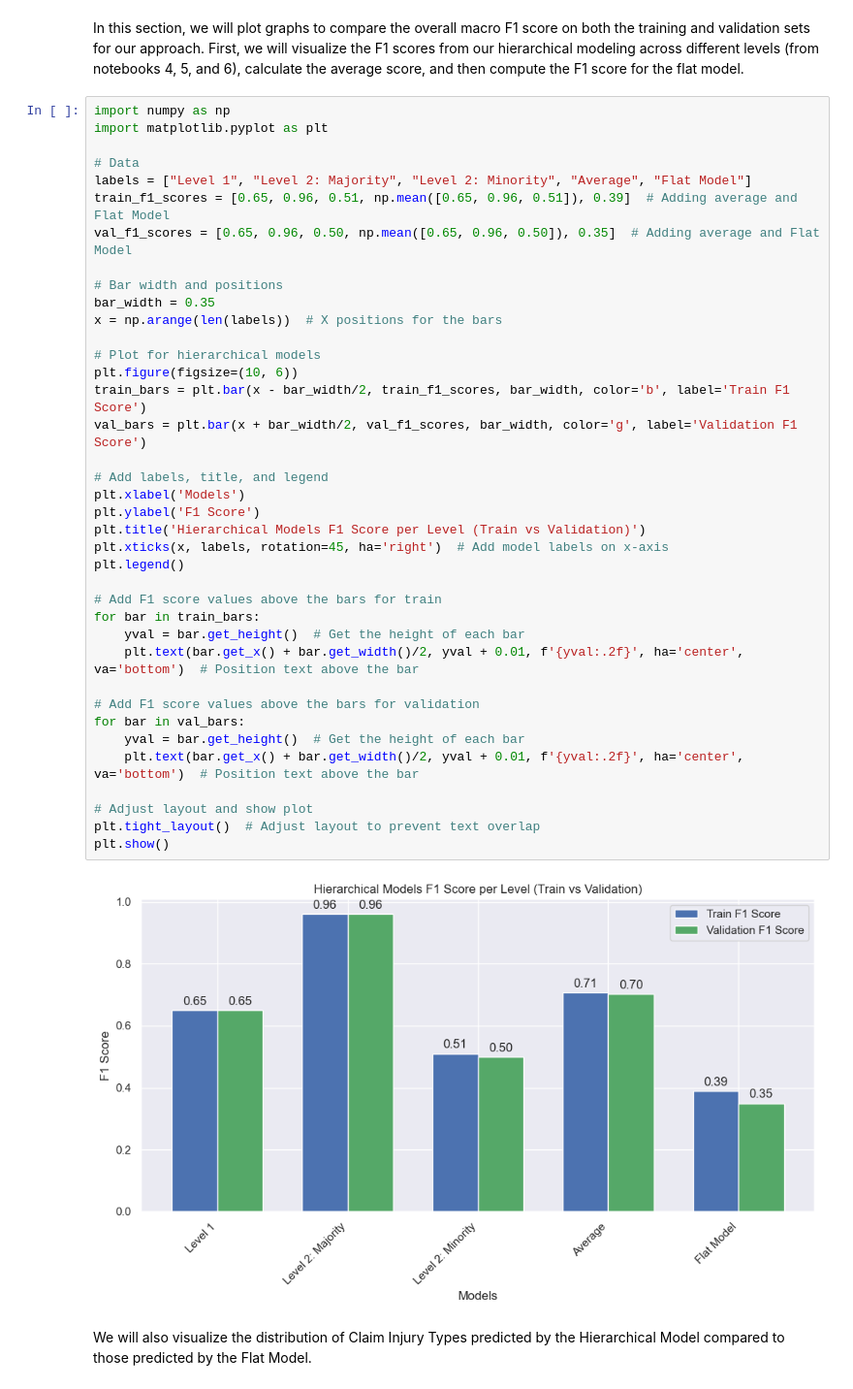
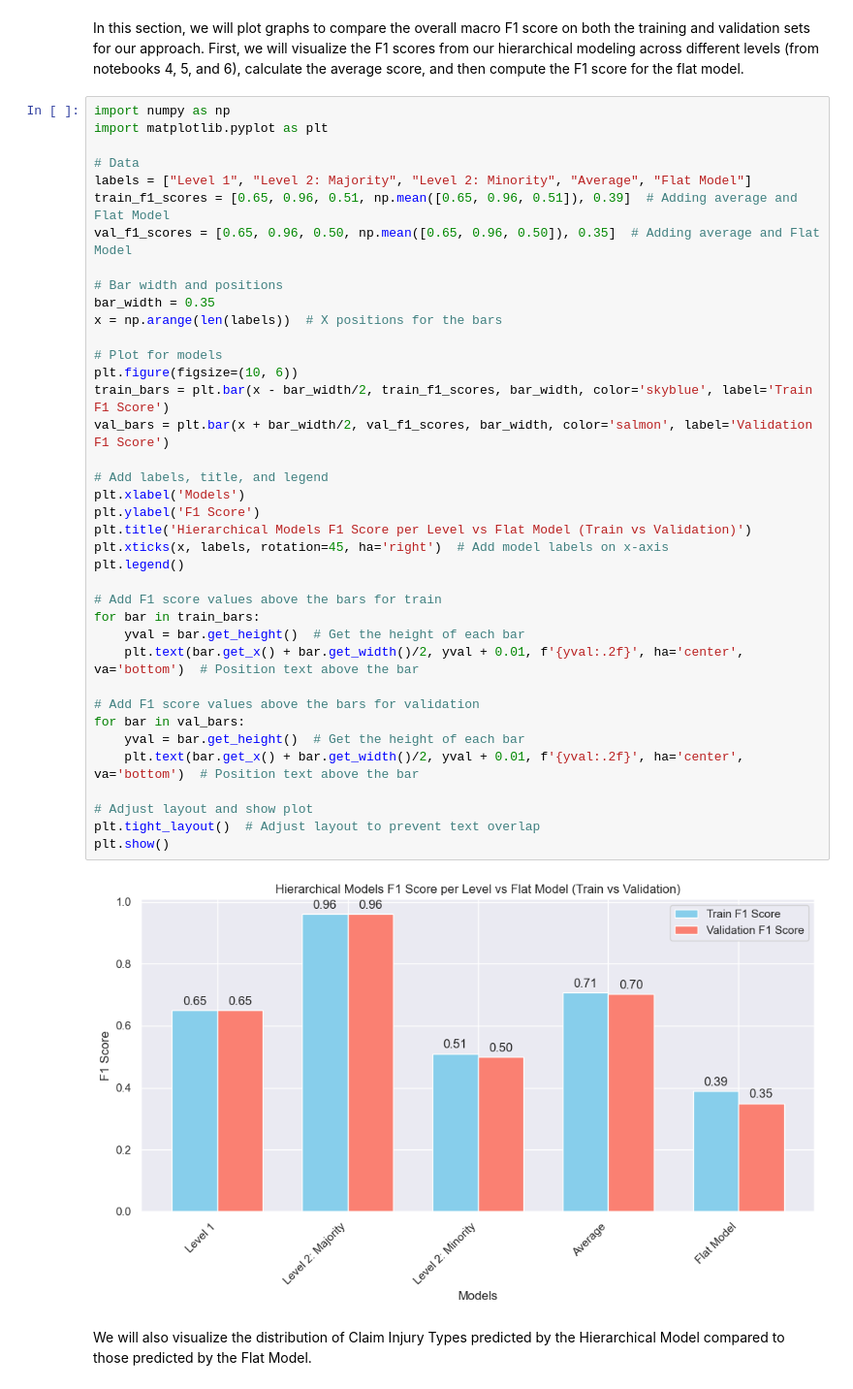
Before and after one commit to xandga/Machine_Learning_project, a Jupyter notebook: Deliverables/8. Integration and Final Predictions.ipynb, the cells around one changed output. Shown at 97% size. Cells and saved outputs as stored; diff of their text form.

```diff
--- a/Deliverables/8. Integration and Final Predictions.ipynb
+++ b/Deliverables/8. Integration and Final Predictions.ipynb
@@ -112,38 +112,38 @@ import matplotlib.pyplot as plt
 labels = ["Level 1", "Level 2: Majority", "Level 2: Minority", "Average", "Flat Model"]
 train_f1_scores = [0.65, 0.96, 0.51, np.mean([0.65, 0.96, 0.51]), 0.39]  # Adding average and Flat Model
 val_f1_scores = [0.65, 0.96, 0.50, np.mean([0.65, 0.96, 0.50]), 0.35]  # Adding average and Flat Model
 
 # Bar width and positions
 bar_width = 0.35
 x = np.arange(len(labels))  # X positions for the bars
 
-# Plot for hierarchical models
+# Plot for models
 plt.figure(figsize=(10, 6))
-train_bars = plt.bar(x - bar_width/2, train_f1_scores, bar_width, color='b', label='Train F1 Score')
-val_bars = plt.bar(x + bar_width/2, val_f1_scores, bar_width, color='g', label='Validation F1 Score')
+train_bars = plt.bar(x - bar_width/2, train_f1_scores, bar_width, color='skyblue', label='Train F1 Score')
+val_bars = plt.bar(x + bar_width/2, val_f1_scores, bar_width, color='salmon', label='Validation F1 Score')
 
 # Add labels, title, and legend
 plt.xlabel('Models')
 plt.ylabel('F1 Score')
-plt.title('Hierarchical Models F1 Score per Level (Train vs Validation)')
+plt.title('Hierarchical Models F1 Score per Level vs Flat Model (Train vs Validation)')
 plt.xticks(x, labels, rotation=45, ha='right')  # Add model labels on x-axis
 plt.legend()
 
 # Add F1 score values above the bars for train
 for bar in train_bars:
     yval = bar.get_height()  # Get the height of each bar
     plt.text(bar.get_x() + bar.get_width()/2, yval + 0.01, f'{yval:.2f}', ha='center', va='bottom')  # Position text above the bar
 
 # Add F1 score values above the bars for validation
 for bar in val_bars:
     yval = bar.get_height()  # Get the height of each bar
     plt.text(bar.get_x() + bar.get_width()/2, yval + 0.01, f'{yval:.2f}', ha='center', va='bottom')  # Position text above the bar
 
 # Adjust layout and show plot
 plt.tight_layout()  # Adjust layout to prevent text overlap
 plt.show()
 # %% [output]
-[figure, old version]
+[figure, new version]
 # %% [markdown]
 We will also visualize the distribution of Claim Injury Types predicted by the Hierarchical Model compared to those predicted by the Flat Model.
 # %%
```
